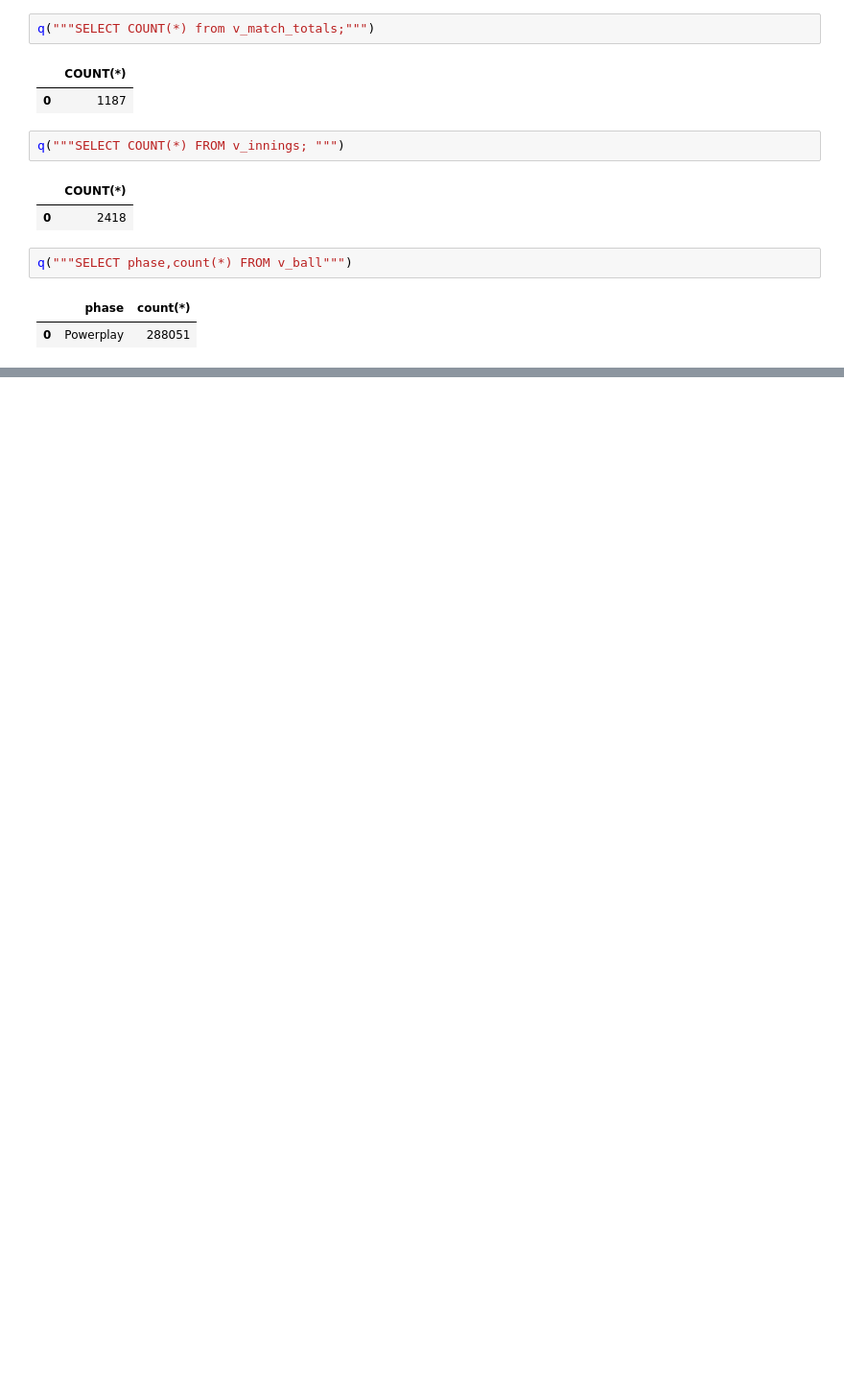
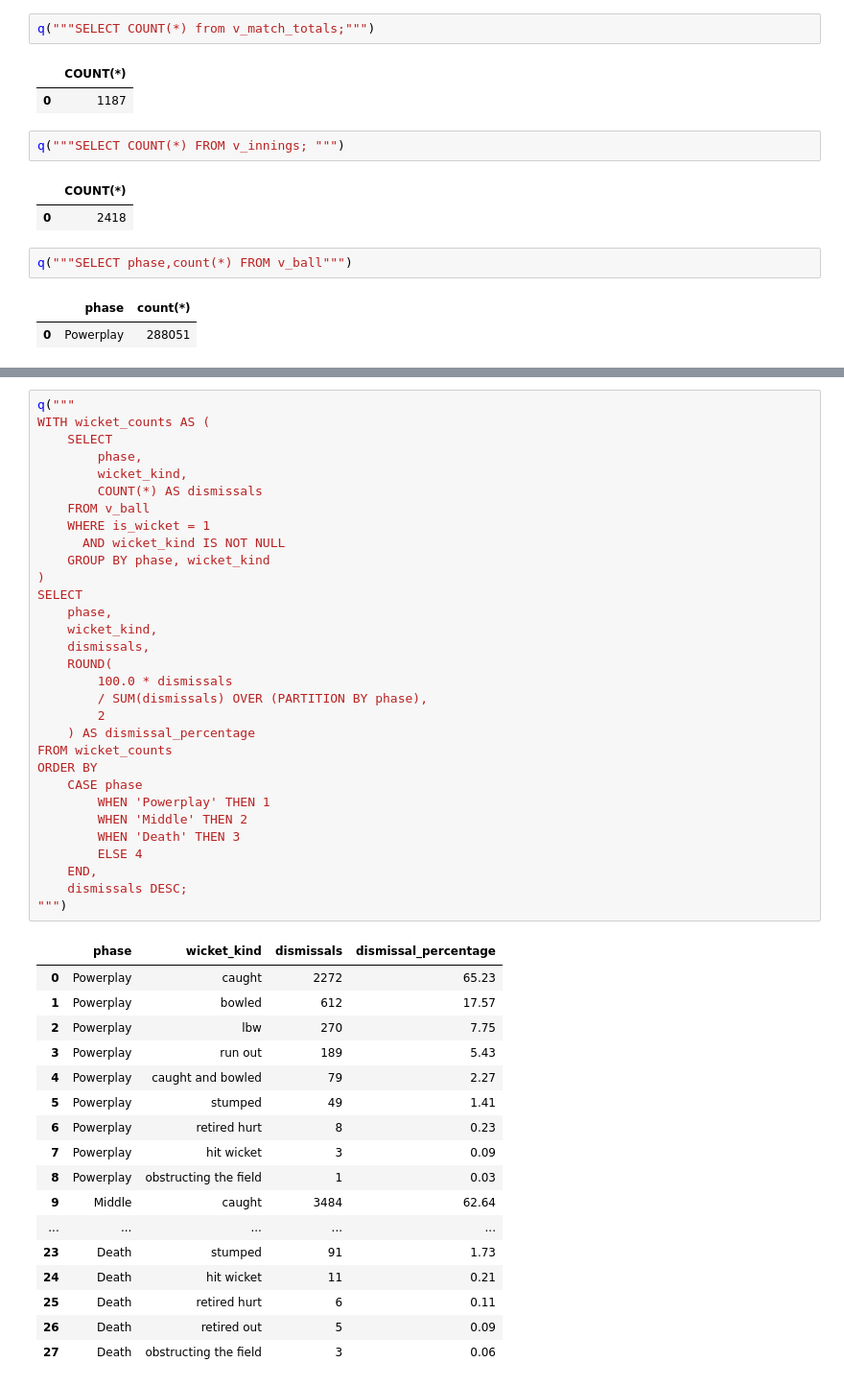
Before and after one commit to ashfaqbca25dbi-jpg/project-3.1-, a Jupyter notebook: project 3.1/notebooks/data_analytics.ipynb, the cells around one changed output, grey strips where cells are left out. Shown at 96% size. Cells and saved outputs as stored; diff of their text form; blank space fills up the shorter version.

```diff
--- a/project 3.1/notebooks/data_analytics.ipynb
+++ b/project 3.1/notebooks/data_analytics.ipynb
@@ -120,0 +1071,49 @@ q("""SELECT phase,count(*) FROM v_ball""")
+# %%
+q("""
+WITH wicket_counts AS (
+    SELECT
+        phase,
+        wicket_kind,
+        COUNT(*) AS dismissals
+    FROM v_ball
+    WHERE is_wicket = 1
+      AND wicket_kind IS NOT NULL
+    GROUP BY phase, wicket_kind
+)
+SELECT
+    phase,
+    wicket_kind,
+    dismissals,
+    ROUND(
+        100.0 * dismissals
+        / SUM(dismissals) OVER (PARTITION BY phase),
+        2
+    ) AS dismissal_percentage
+FROM wicket_counts
+ORDER BY
+    CASE phase
+        WHEN 'Powerplay' THEN 1
+        WHEN 'Middle' THEN 2
+        WHEN 'Death' THEN 3
+        ELSE 4
+    END,
+    dismissals DESC;
+""")
+# %% [output]
+|  | phase | wicket_kind | dismissals | dismissal_percentage |
+| 0 | Powerplay | caught | 2272 | 65.23 |
+| 1 | Powerplay | bowled | 612 | 17.57 |
+| 2 | Powerplay | lbw | 270 | 7.75 |
+| 3 | Powerplay | run out | 189 | 5.43 |
+| 4 | Powerplay | caught and bowled | 79 | 2.27 |
+| 5 | Powerplay | stumped | 49 | 1.41 |
+| 6 | Powerplay | retired hurt | 8 | 0.23 |
+| 7 | Powerplay | hit wicket | 3 | 0.09 |
+| 8 | Powerplay | obstructing the field | 1 | 0.03 |
+| 9 | Middle | caught | 3484 | 62.64 |
+| ... | ... | ... | ... | ... |
+| 23 | Death | stumped | 91 | 1.73 |
+| 24 | Death | hit wicket | 11 | 0.21 |
+| 25 | Death | retired hurt | 6 | 0.11 |
+| 26 | Death | retired out | 5 | 0.09 |
+| 27 | Death | obstructing the field | 3 | 0.06 |
```
Also changed, not shown: parts of 45 cells of this notebook, 4 other files.
